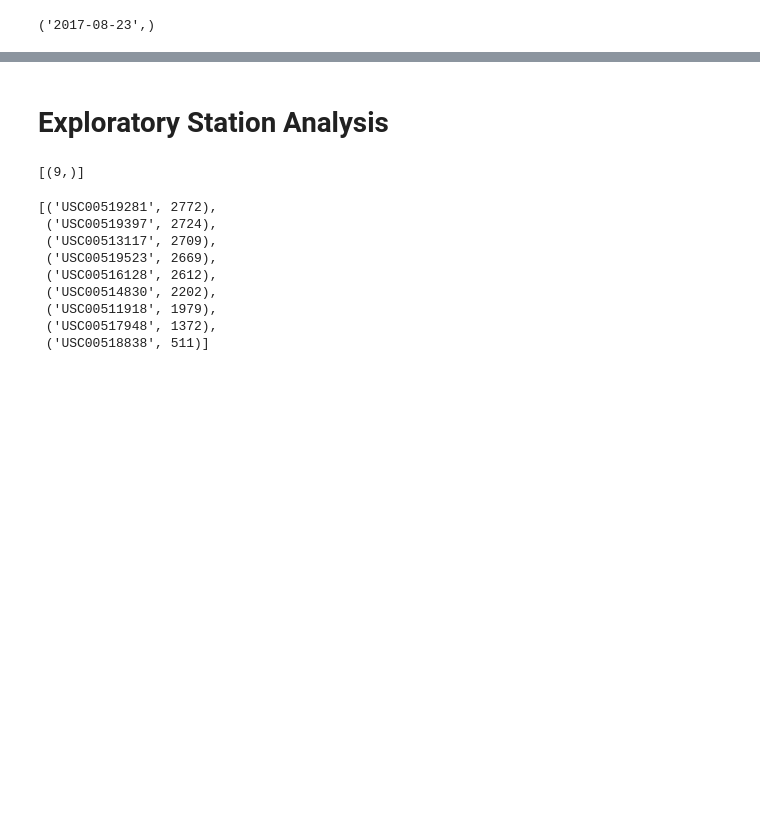
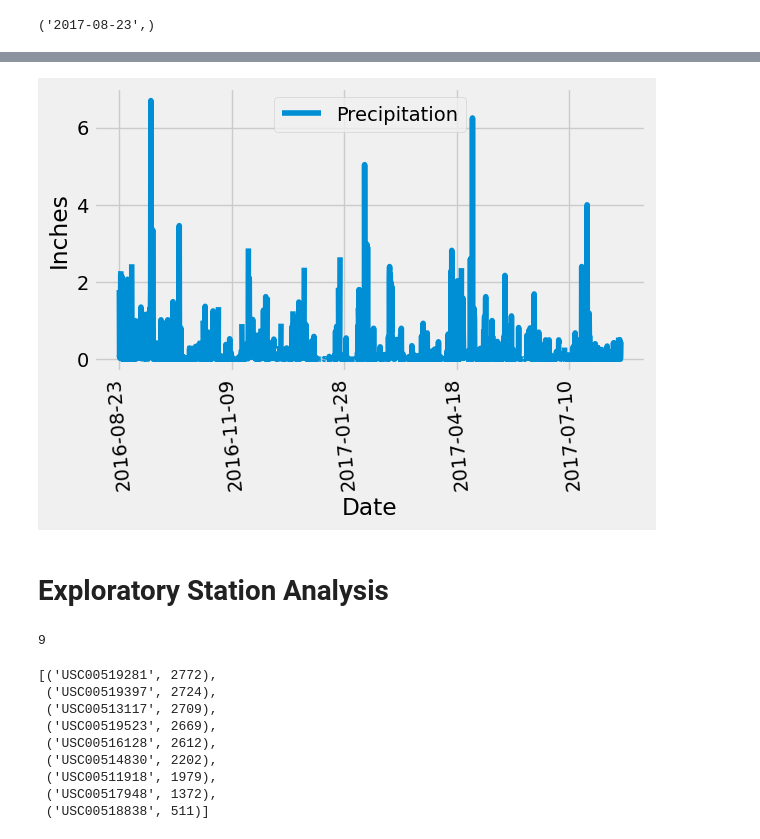
Before and after one commit to noorzakii/sqlalchemy-challenge, a Jupyter notebook: Surfs Up/climate_starter.ipynb, the cells around one changed output, grey strips where cells are left out. Cells and saved outputs as stored; diff of their text form; code cells hidden in the pictures; blank space fills up the shorter version.

```diff
--- a/Surfs Up/climate_starter.ipynb
+++ b/Surfs Up/climate_starter.ipynb
@@ -71,9 +86,17 @@ Text(0, 0.5, 'Inches')
+# %%
+precip_df.plot(x="Date", y="Precipitation", rot= 95)
+plt.ylabel("Inches")
+plt.tight_layout()
+plt.show()
+# %% [output]
+[figure, added]
 # %% [markdown]
 # Exploratory Station Analysis
 # %%
 # Design a query to calculate the total number of stations in the dataset
+session.query(measurement.station).distinct().count()
 # %% [output]
-[(9,)]
+9
 # %%
 # Design a query to find the most active stations (i.e. which stations have the most rows?)
 # List the stations and their counts in descending order.
```
Also changed, not shown: parts of 12 cells of this notebook, 2 other files.
